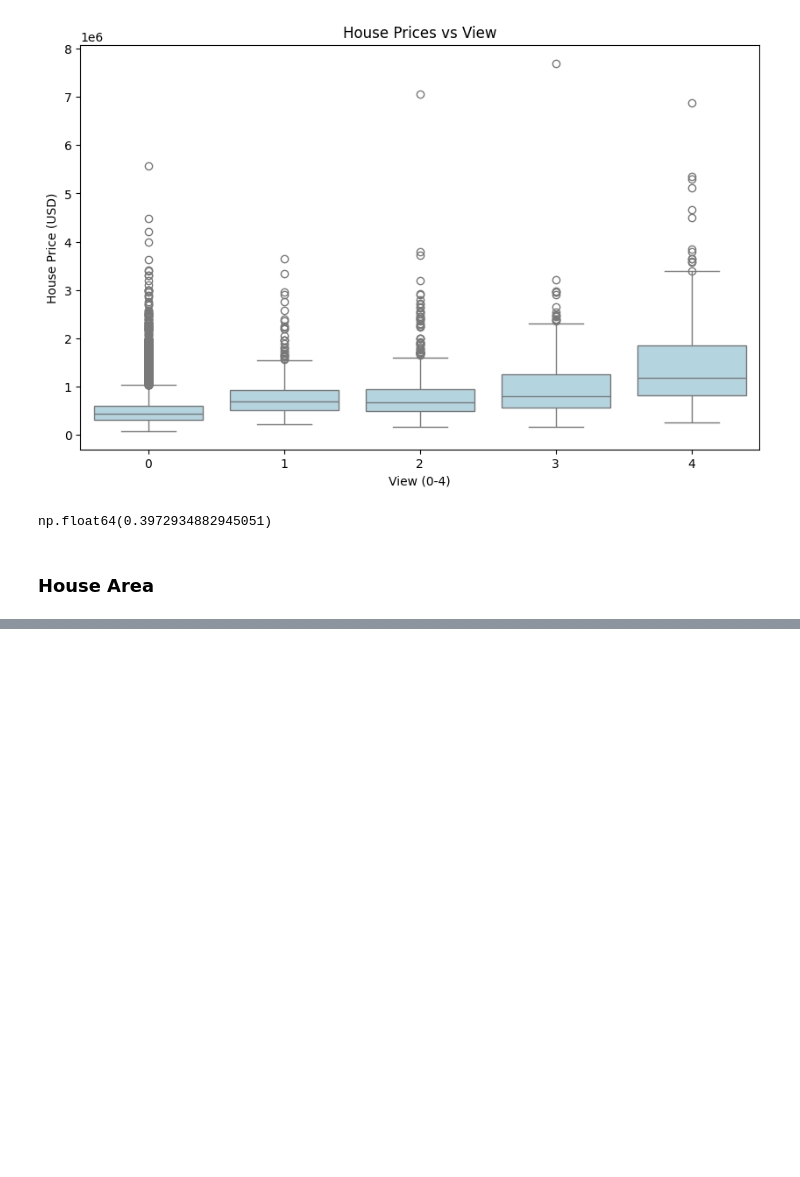
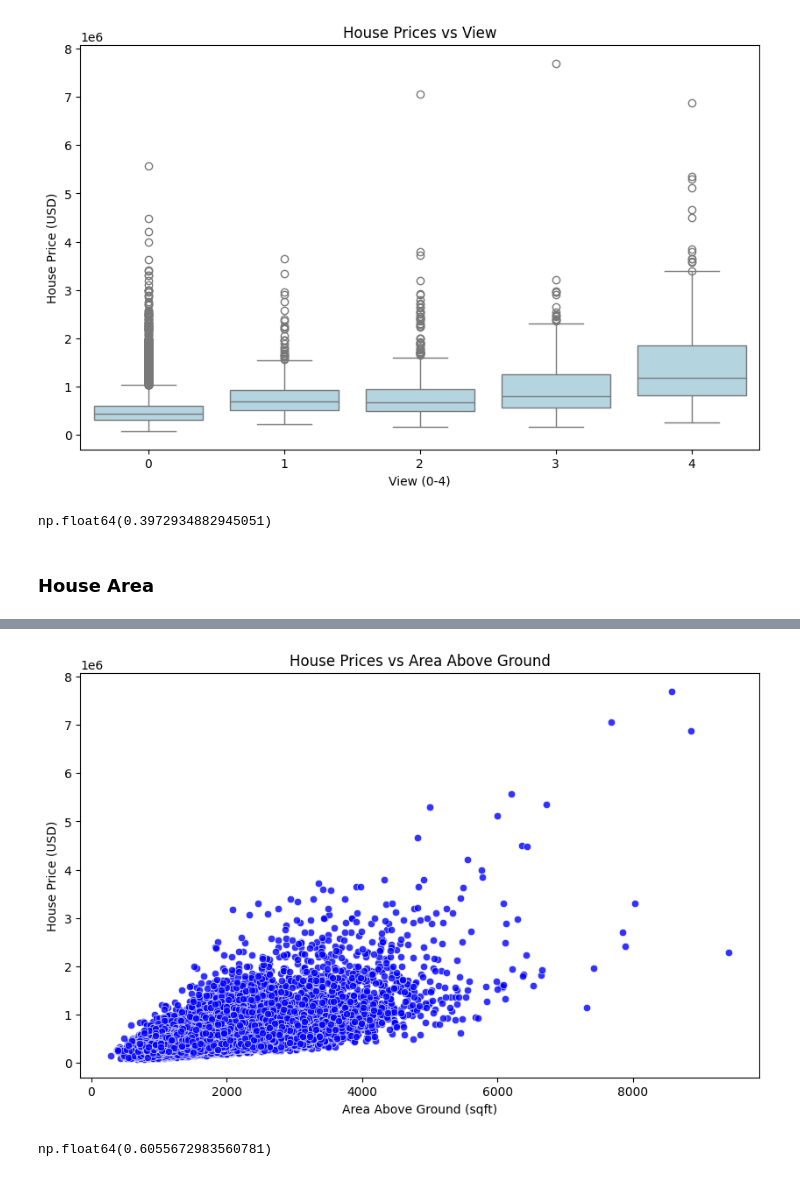
Before and after one commit to luiizsps/house_market, a Jupyter notebook: house_market.ipynb, the cells around one changed output, grey strips where cells are left out. Cells and saved outputs as stored; diff of their text form; code cells hidden in the pictures; blank space fills up the shorter version.

```diff
--- a/house_market.ipynb
+++ b/house_market.ipynb
@@ -145,0 +171,15 @@ np.float64(0.3972934882945051)
+# %%
+# House Prices vs Area Above Ground
+plt.figure(figsize=(10, 6))
+sns.scatterplot(data=kc_house_df, x="sqft_above", y="price", alpha=0.8, color="blue")
+plt.title("House Prices vs Area Above Ground")
+plt.xlabel("Area Above Ground (sqft)")
+plt.ylabel("House Price (USD)")
+plt.show()
+# %% [output]
+[figure, added]
+# %%
+# correlation area above ground vs price
+kc_house_df["sqft_above"].corr(kc_house_df["price"])
+# %% [output]
+np.float64(0.6055672983560781)
```
Also changed, not shown: parts of 7 cells of this notebook.
